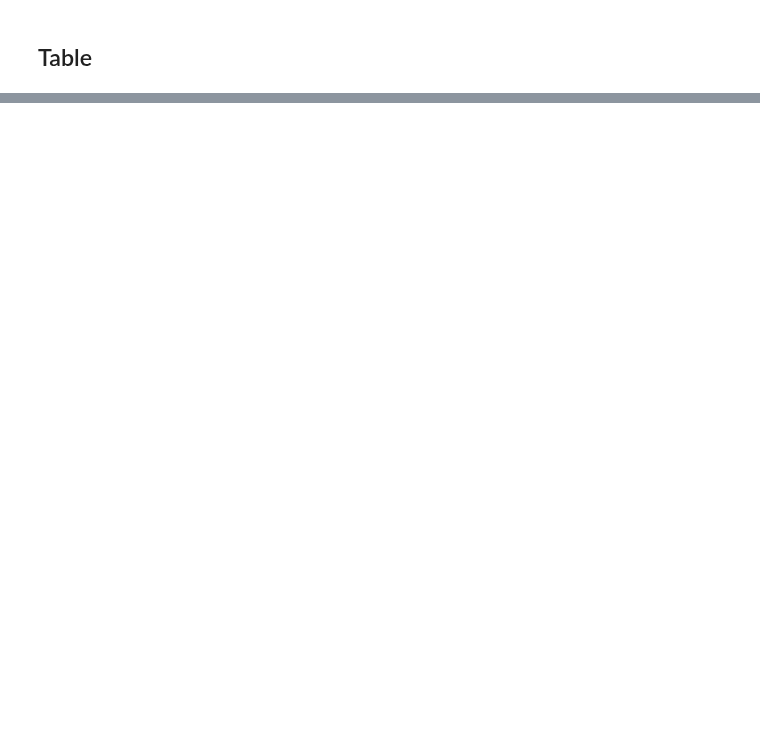
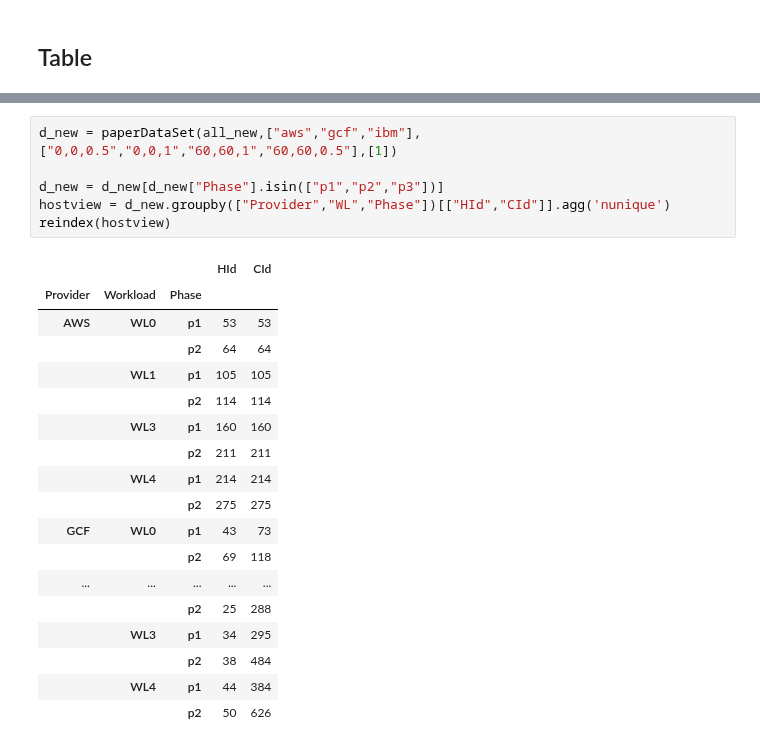
Before and after one commit to tawalaya/FaaSElasticityEngineering, a Jupyter notebook: ACR.ipynb, the cells around one changed output, grey strips where cells are left out. Drawn from its saved outputs; the diff is of its cells as text; blank space fills up the shorter version.

```diff
--- a/ACR.ipynb
+++ b/ACR.ipynb
@@ -506,0 +411,25 @@ X.to_dict()
+# %%
+d_new = paperDataSet(all_new,["aws","gcf","ibm"],["0,0,0.5","0,0,1","60,60,1","60,60,0.5"],[1])
+
+d_new = d_new[d_new["Phase"].isin(["p1","p2","p3"])]
+hostview = d_new.groupby(["Provider","WL","Phase"])[["HId","CId"]].agg('nunique')
+reindex(hostview)
+# %% [output]
+|  |  |  | HId | CId |
+| Provider | Workload | Phase |  |  |
+| AWS | WL0 | p1 | 53 | 53 |
+|  |  | p2 | 64 | 64 |
+|  | WL1 | p1 | 105 | 105 |
+|  |  | p2 | 114 | 114 |
+|  | WL3 | p1 | 160 | 160 |
+|  |  | p2 | 211 | 211 |
+|  | WL4 | p1 | 214 | 214 |
+|  |  | p2 | 275 | 275 |
+| GCF | WL0 | p1 | 43 | 73 |
+|  |  | p2 | 69 | 118 |
+| ... | ... | ... | ... | ... |
+|  |  | p2 | 25 | 288 |
+|  | WL3 | p1 | 34 | 295 |
+|  |  | p2 | 38 | 484 |
+|  | WL4 | p1 | 44 | 384 |
+|  |  | p2 | 50 | 626 |
```
Also changed, not shown: parts of 33 cells of this notebook, 52 other files.
